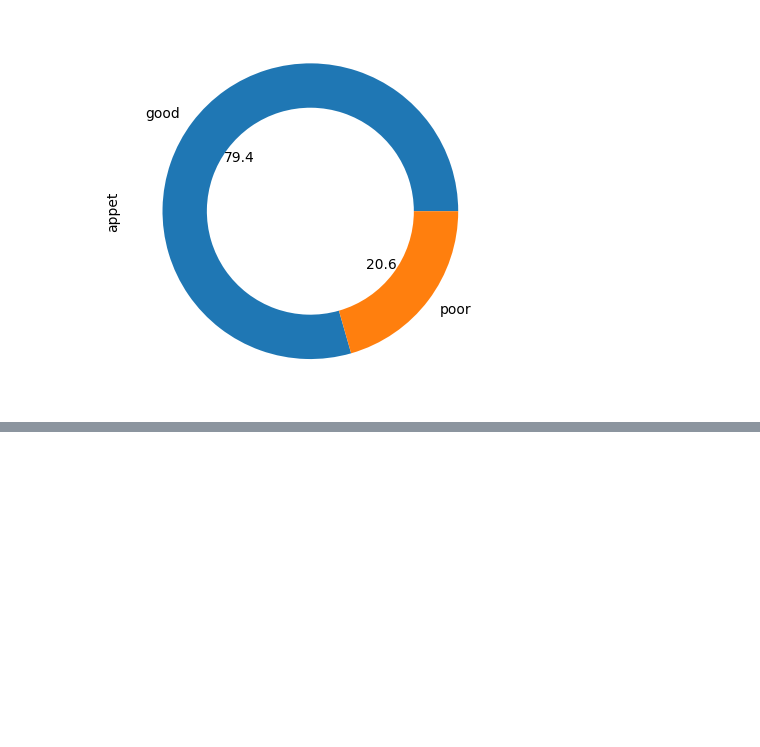
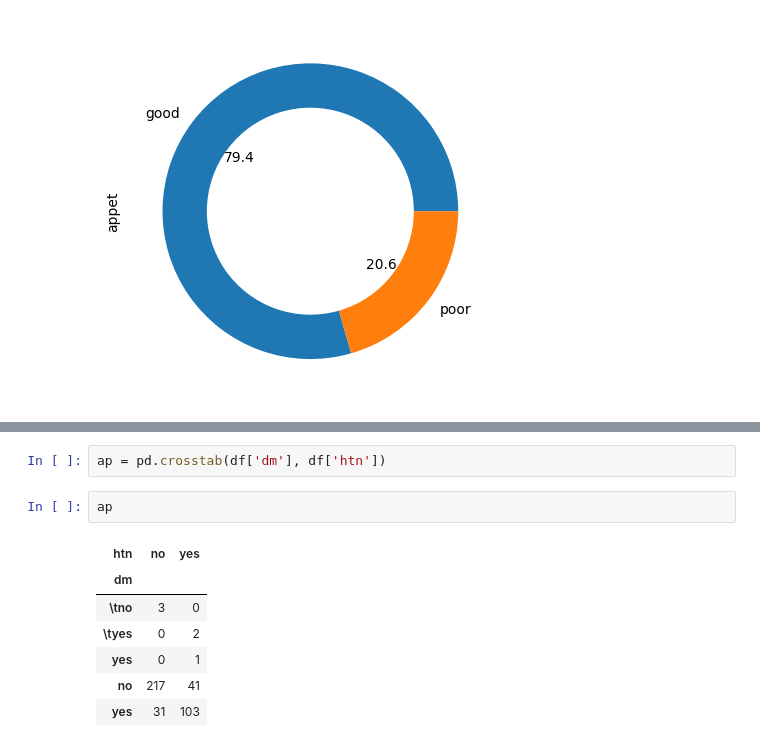
Before and after one commit to ayushzz6/Assignment-files, a Jupyter notebook: EDA_KIDNEY_DI.ipynb, the cells around one changed output, grey strips where cells are left out. Saved outputs shown, nothing was run; the diff lists cells and outputs as text; blank space fills up the shorter version.

```diff
--- a/EDA_KIDNEY_DI.ipynb
+++ b/EDA_KIDNEY_DI.ipynb
@@ -157,0 +165,12 @@ df['appet'].value_counts().plot.pie(autopct = '%1.1f', wedgeprops = dict(width =
+# %%
+ap = pd.crosstab(df['dm'], df['htn'])
+# %%
+ap
+# %% [output]
+| htn | no | yes |
+| dm |  |  |
+| \tno | 3 | 0 |
+| \tyes | 0 | 2 |
+| yes | 0 | 1 |
+| no | 217 | 41 |
+| yes | 31 | 103 |
```
Also changed, not shown: parts of 7 cells of this notebook.
